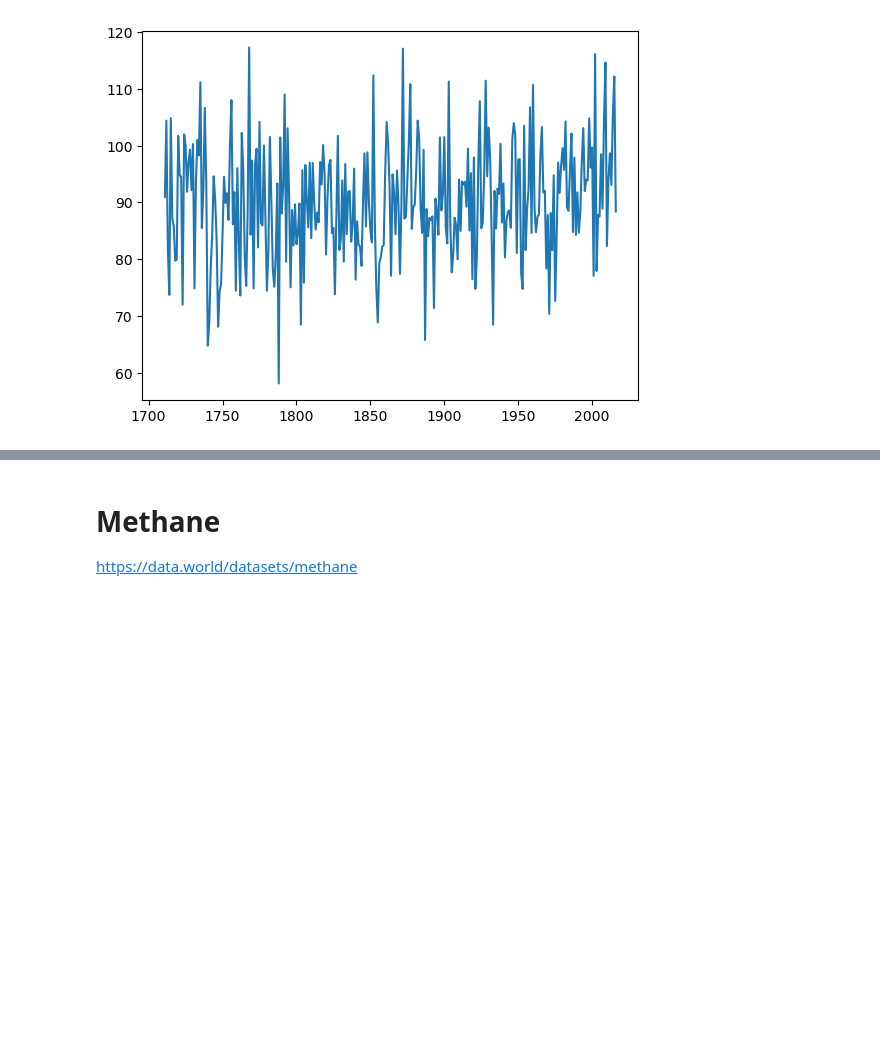
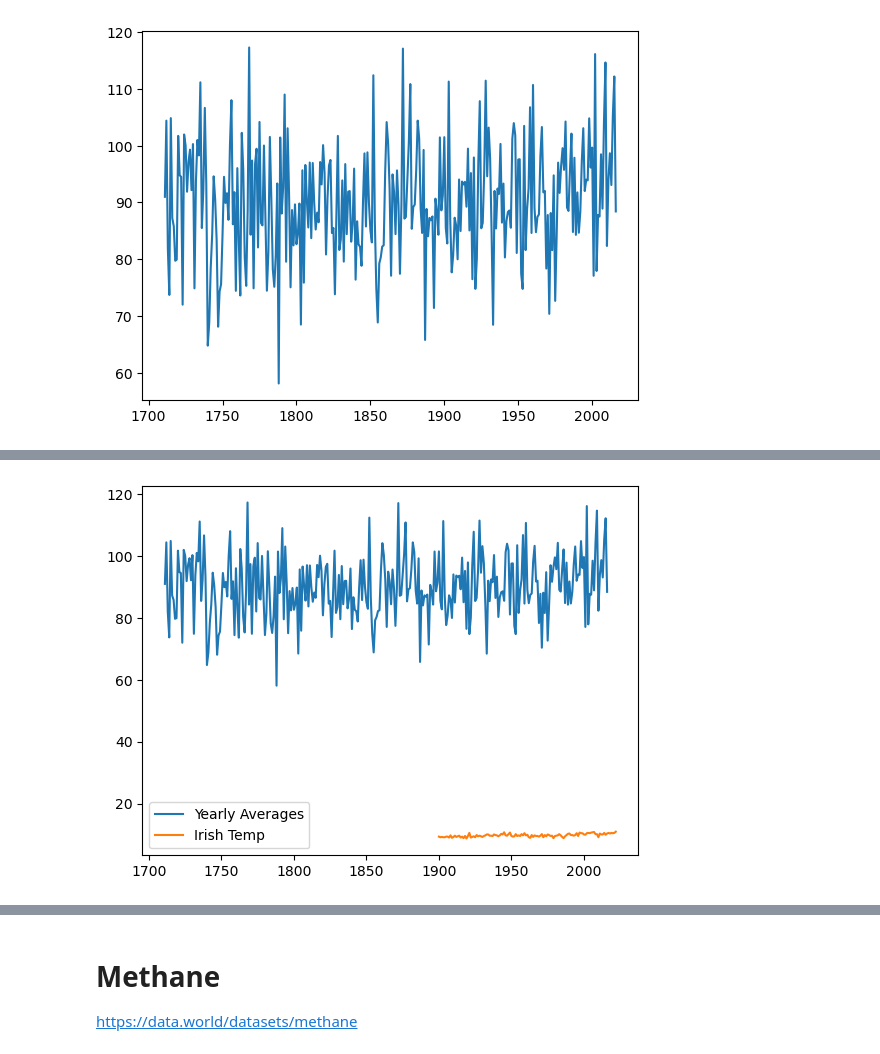
Before and after one commit to dectan/Programming-for-Data-Analysis-Project-2, a Jupyter notebook: test3.ipynb, the cells around one changed output, grey strips where cells are left out. Drawn from its saved outputs; the diff is of its cells as text; code cells hidden in the pictures; blank space fills up the shorter version.

```diff
--- a/test3.ipynb
+++ b/test3.ipynb
@@ -431,0 +430,2 @@ plt.plot(yearly_averages, label='Yearly Averages')
+# %%
+df20=pd.read_csv('Ireland MeanTemperatures_1900-2022_annual.csv')
@@ -431,0 +448,7 @@ plt.plot(yearly_averages, label='Yearly Averages')
+# %%
+plt.plot(yearly_averages, label='Yearly Averages')
+plt.plot(df20['year'],df20['Annual'], label = 'Irish Temp')
+plt.legend()
+plt.show()
+# %% [output]
+[figure, added]
```
Also changed, not shown: parts of 5 cells of this notebook, 1 other file.
